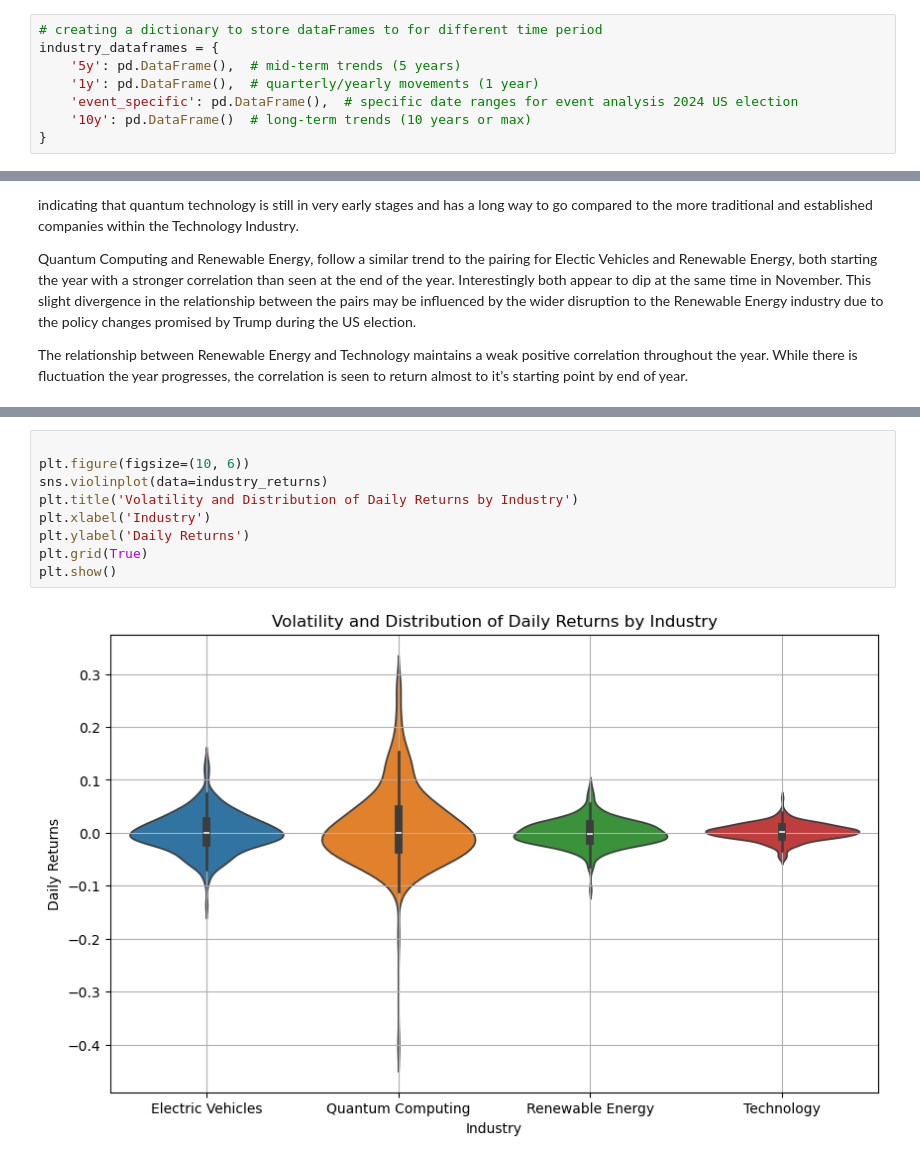
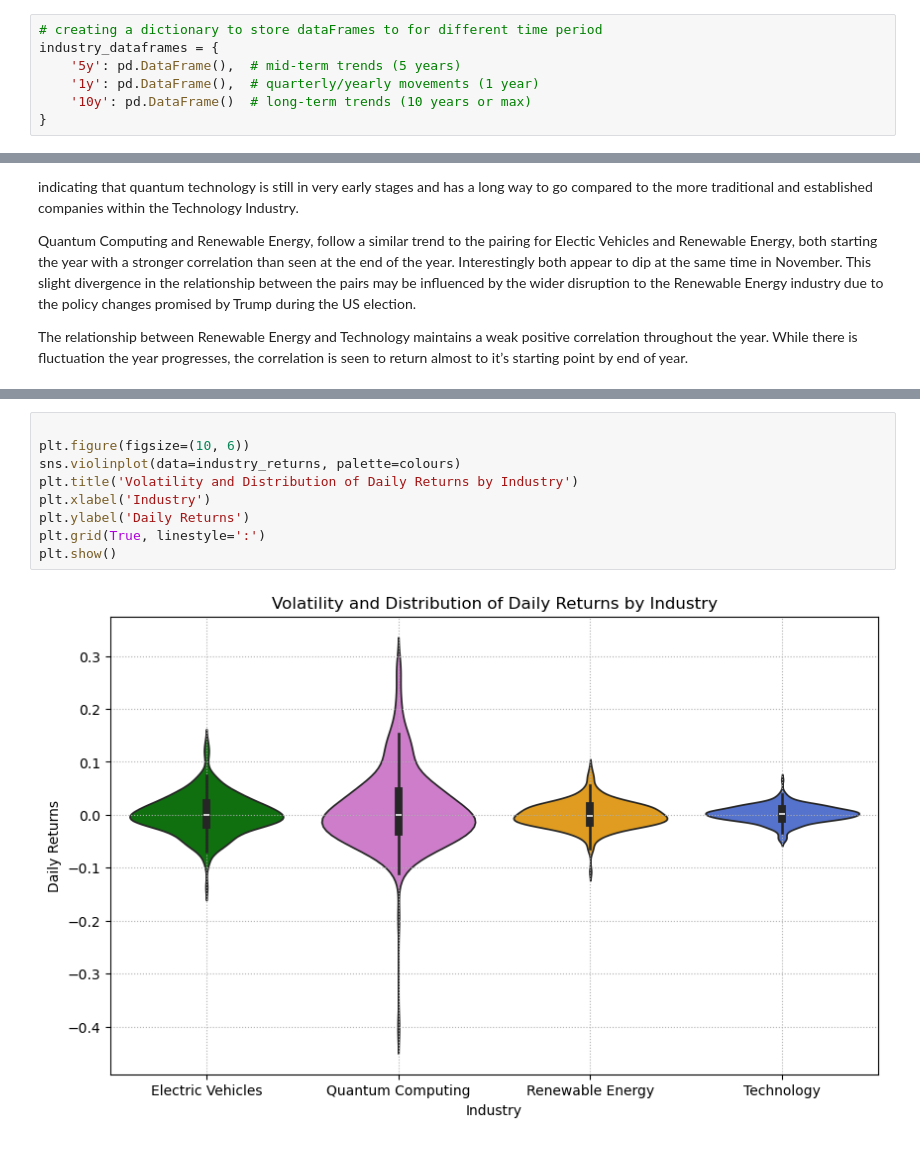
Before and after one commit to Ange-Dvs/PFDA-project, a Jupyter notebook: stocks.ipynb, the cells around one changed output, grey strips where cells are left out. Cells and saved outputs as stored; diff of their text form.

```diff
--- a/stocks.ipynb
+++ b/stocks.ipynb
@@ -53,7 +53,6 @@ industries = {
 industry_dataframes = {
     '5y': pd.DataFrame(),  # mid-term trends (5 years)
     '1y': pd.DataFrame(),  # quarterly/yearly movements (1 year)
-    'event_specific': pd.DataFrame(),  # specific date ranges for event analysis 2024 US election
     '10y': pd.DataFrame()  # long-term trends (10 years or max)
 }
 # %%
@@ -960,11 +824,11 @@ plt.show()
 # %%
 
 plt.figure(figsize=(10, 6))
-sns.violinplot(data=industry_returns)
+sns.violinplot(data=industry_returns, palette=colours)
 plt.title('Volatility and Distribution of Daily Returns by Industry')
 plt.xlabel('Industry')
 plt.ylabel('Daily Returns')
-plt.grid(True)
+plt.grid(True, linestyle=':')
 plt.show()
 # %% [output]
-[figure, old version]
+[figure, new version]
```
Also changed, not shown: parts of 8 cells of this notebook, 1 other file.
